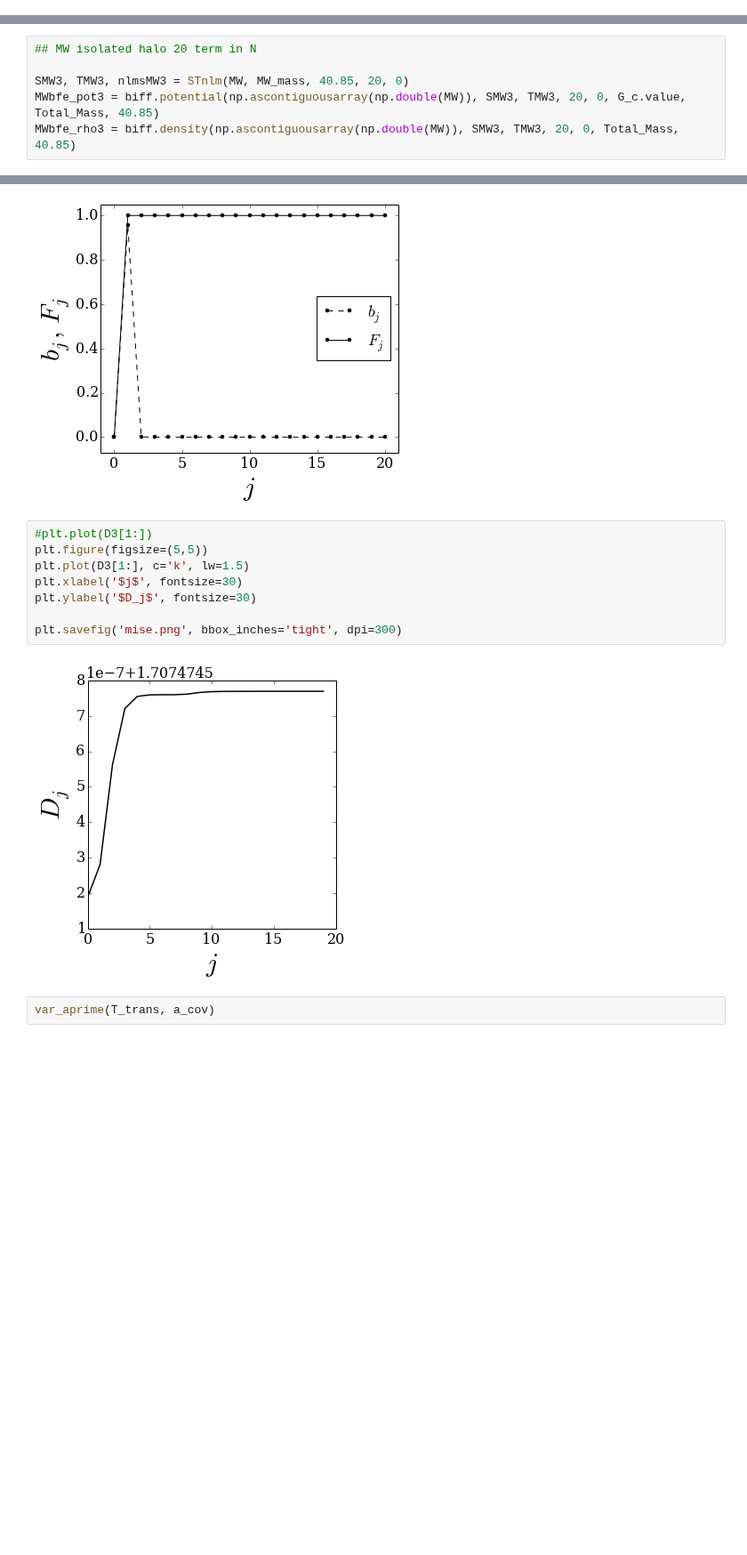
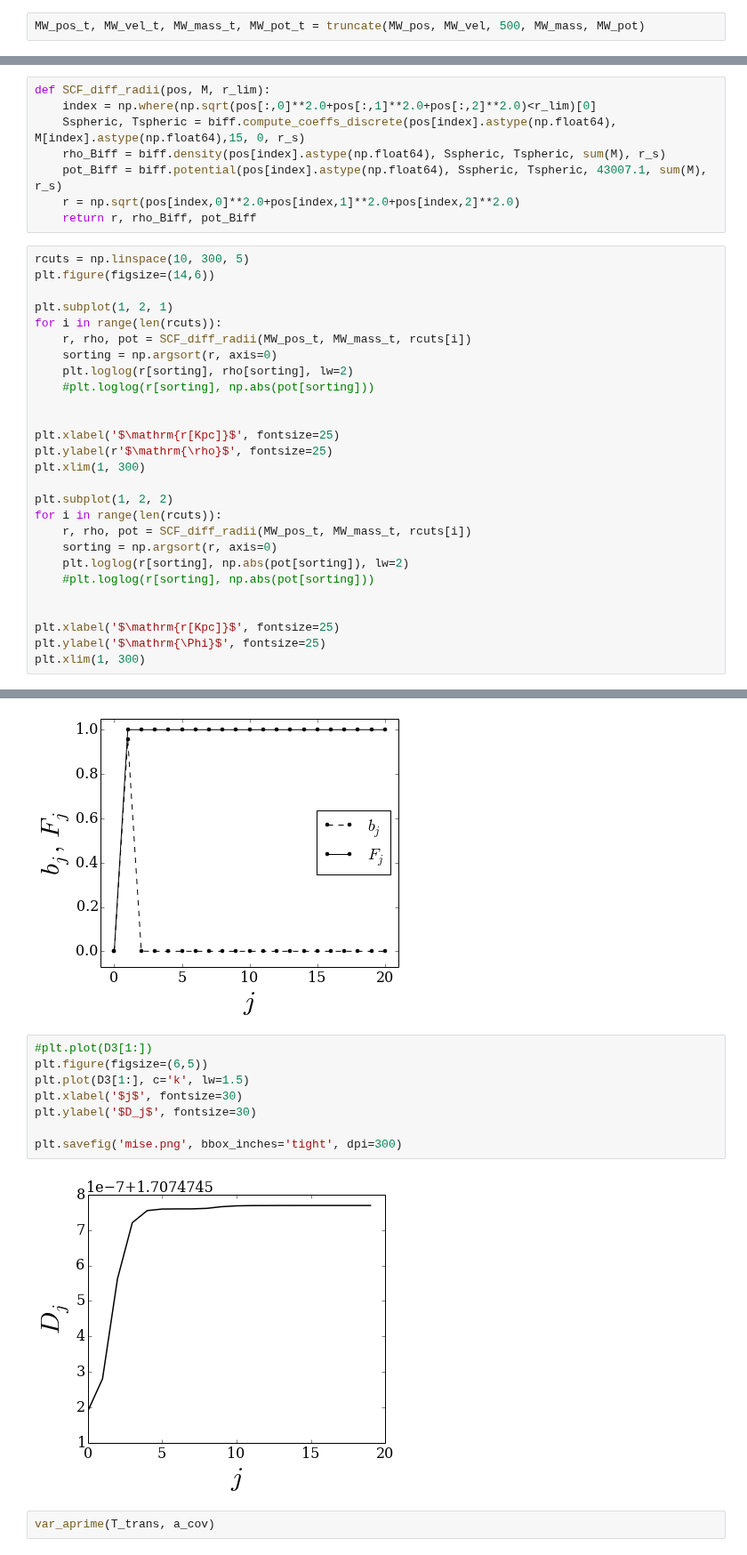
Before and after one commit to jngaravitoc/LMC-MW, a Jupyter notebook: code/SCF/MW_biff.ipynb, the cells around one changed output, grey strips where cells are left out. Shown at 89% size. Saved outputs shown, nothing was run; the diff lists cells and outputs as text; blank space fills up the shorter version.

```diff
--- a/code/SCF/MW_biff.ipynb
+++ b/code/SCF/MW_biff.ipynb
@@ -43,3 +50,5 @@ MW_pot = readsnap('../../data/MW_models/triaxial/spherical_002.hdf5', 'pot', 'dm
 
 #MW_sph_pot = readsnap('../../data/MW_models/triaxial/spherical_002.hdf5', 'pot', 'dm')
 #MW_sph_pos = readsnap('../../data/MW_models/triaxial/spherical_002.hdf5', 'pos', 'dm')
+# %%
+MW_pos_t, MW_vel_t, MW_mass_t, MW_pot_t = truncate(MW_pos, MW_vel, 500, MW_mass, MW_pot)
@@ -126,6 +118,0 @@ MWbfe_rho2 = biff.density(np.ascontiguousarray(np.double(MW)), SMW2, TMW2, 10, 0
-# %%
-## MW isolated halo 20 term in N
-
-SMW3, TMW3, nlmsMW3 = STnlm(MW, MW_mass, 40.85, 20, 0)
-MWbfe_pot3 = biff.potential(np.ascontiguousarray(np.double(MW)), SMW3, TMW3, 20, 0, G_c.value, Total_Mass, 40.85)
-MWbfe_rho3 = biff.density(np.ascontiguousarray(np.double(MW)), SMW3, TMW3, 20, 0, Total_Mass, 40.85)
@@ -150,0 +131,35 @@ plt.ylim(1E-6, 2)
+# %%
+def SCF_diff_radii(pos, M, r_lim):
+    index = np.where(np.sqrt(pos[:,0]**2.0+pos[:,1]**2.0+pos[:,2]**2.0)<r_lim)[0]
+    Sspheric, Tspheric = biff.compute_coeffs_discrete(pos[index].astype(np.float64), M[index].astype(np.float64),15, 0, r_s)
+    rho_Biff = biff.density(pos[index].astype(np.float64), Sspheric, Tspheric, sum(M), r_s)
+    pot_Biff = biff.potential(pos[index].astype(np.float64), Sspheric, Tspheric, 43007.1, sum(M), r_s)
+    r = np.sqrt(pos[index,0]**2.0+pos[index,1]**2.0+pos[index,2]**2.0)
+    return r, rho_Biff, pot_Biff
+# %%
+rcuts = np.linspace(10, 300, 5)
+plt.figure(figsize=(14,6))
+
+plt.subplot(1, 2, 1)
+for i in range(len(rcuts)):
+    r, rho, pot = SCF_diff_radii(MW_pos_t, MW_mass_t, rcuts[i])
+    sorting = np.argsort(r, axis=0)
+    plt.loglog(r[sorting], rho[sorting], lw=2)
+    #plt.loglog(r[sorting], np.abs(pot[sorting]))
+
+
+plt.xlabel('$\mathrm{r[Kpc]}$', fontsize=25)
+plt.ylabel(r'$\mathrm{\rho}$', fontsize=25)
+plt.xlim(1, 300)
+
+plt.subplot(1, 2, 2)
+for i in range(len(rcuts)):
+    r, rho, pot = SCF_diff_radii(MW_pos_t, MW_mass_t, rcuts[i])
+    sorting = np.argsort(r, axis=0)
+    plt.loglog(r[sorting], np.abs(pot[sorting]), lw=2)
+    #plt.loglog(r[sorting], np.abs(pot[sorting]))
+
+
+plt.xlabel('$\mathrm{r[Kpc]}$', fontsize=25)
+plt.ylabel('$\mathrm{\Phi}$', fontsize=25)
+plt.xlim(1, 300)
@@ -637,14 +676,14 @@ plt.savefig('bjFjn20Hernquist.png', bbox_inches='tight', dpi=300)
 [figure]
 # %%
 #plt.plot(D3[1:])
-plt.figure(figsize=(5,5))
+plt.figure(figsize=(6,5))
 plt.plot(D3[1:], c='k', lw=1.5)
 plt.xlabel('$j$', fontsize=30)
 plt.ylabel('$D_j$', fontsize=30)
 
 plt.savefig('mise.png', bbox_inches='tight', dpi=300)
 # %% [output]
-[figure, old version]
+[figure, new version]
 # %%
 var_aprime(T_trans, a_cov)
 # %%
```
Also changed, not shown: parts of 36 cells of this notebook.
